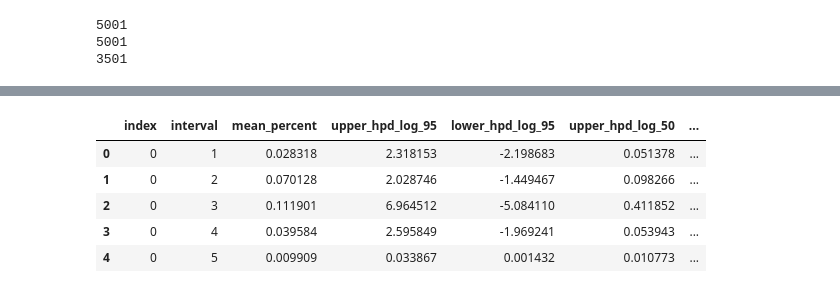
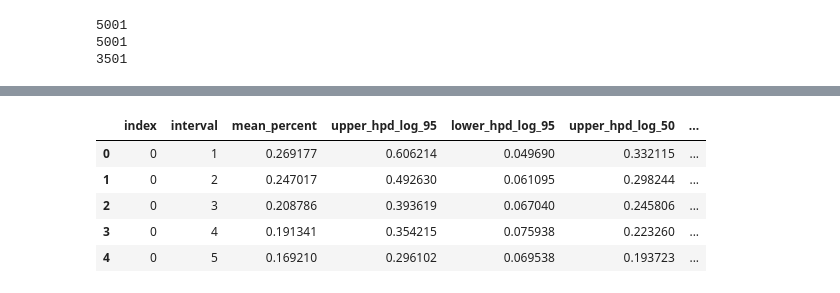
Before and after one commit to blab/mpox-la, a Jupyter notebook: scripts/simulation_validation_case_prior.ipynb, the cells around one changed output, grey strips where cells are left out. Drawn from its saved outputs; the diff is of its cells as text; code cells hidden in the pictures.

```diff
--- a/scripts/simulation_validation_case_prior.ipynb
+++ b/scripts/simulation_validation_case_prior.ipynb
@@ -524,7 +789,7 @@ def read_in_forward_migration_rates_mascot(log_file_path):
 
     return(mig_rates_dict)
 # %%
-def generate_percent_intro_df(input_df):
+def generate_percent_intro_df(input_df, seir_transmission_rate):
 
     temp_df = pd.DataFrame()
     new_df = pd.DataFrame()
@@ -545,7 +810,7 @@ def generate_percent_intro_df(input_df):
     return(new_df)
 # %%
 # make a new dataframe that summarizes the 95% HPD estimate with mean for each deme and interval
-def generate_summary_df(input_df):
+def generate_summary_df_mig(input_df):
 
 
     new_df = pd.DataFrame()
@@ -602,5 +877,5 @@ mig_df_f.head()
 # %%
-percent_df = generate_percent_intro_df(mig_df_f)
+percent_df = generate_percent_intro_df(mig_df_f, seir_transmission_rate)
 percent_df.head()
 # %% [output]
 |  | intro.percent.1 | intro.percent.2 | intro.percent.3 | intro.percent.4 | intro.percent.5 | intro.percent.6 | ... |
@@ -613,3 +888,3 @@ percent_df.head()
 # %%
-summary_percent_df = generate_summary_df(percent_df)
+summary_percent_df = generate_summary_df_mig(percent_df)
 summary_percent_df = summary_percent_df.reset_index()
@@ -616,17 +911,18 @@ summary_percent_df = summary_percent_df.reset_index()
 # %%
 #making sure that any numbers >1 are excluded as outliers from stochastic noise
 percent_df =pd.DataFrame(np.where(percent_df <1, percent_df, 1), columns=percent_df.columns )
 percent_df =pd.DataFrame(np.where(percent_df >0, percent_df, 0), columns=percent_df.columns )
 
 #format dates
+summary_percent_df["new_interval"] = (((summary_percent_df.interval.iloc[::-1]).reset_index(drop=True).astype(int))+.5)   #smoothing
 summary_percent_df['days'] = (summary_percent_df.interval.astype(int)-3)*7 #the 1.5 adjustment is made due to the fact that we take the difference of Nes over three weeks
 summary_percent_df['date'] = dt.strptime("2024-09-12",  "%Y-%m-%d") - summary_percent_df.days.map(timedelta)
 
 summary_percent_df.head()
 # %% [output]
 |  | index | interval | mean_percent | upper_hpd_log_95 | lower_hpd_log_95 | upper_hpd_log_50 | ... |
-| 0 | 0 | 1 | 0.028318 | 2.318153 | -2.198683 | 0.051378 | ... |
-| 1 | 0 | 2 | 0.070128 | 2.028746 | -1.449467 | 0.098266 | ... |
-| 2 | 0 | 3 | 0.111901 | 6.964512 | -5.084110 | 0.411852 | ... |
-| 3 | 0 | 4 | 0.039584 | 2.595849 | -1.969241 | 0.053943 | ... |
-| 4 | 0 | 5 | 0.009909 | 0.033867 | 0.001432 | 0.010773 | ... |
+| 0 | 0 | 1 | 0.269177 | 0.606214 | 0.049690 | 0.332115 | ... |
+| 1 | 0 | 2 | 0.247017 | 0.492630 | 0.061095 | 0.298244 | ... |
+| 2 | 0 | 3 | 0.208786 | 0.393619 | 0.067040 | 0.245806 | ... |
+| 3 | 0 | 4 | 0.191341 | 0.354215 | 0.075938 | 0.223260 | ... |
+| 4 | 0 | 5 | 0.169210 | 0.296102 | 0.069538 | 0.193723 | ... |
```
Also changed, not shown: parts of 55 cells of this notebook, 33 other files.
